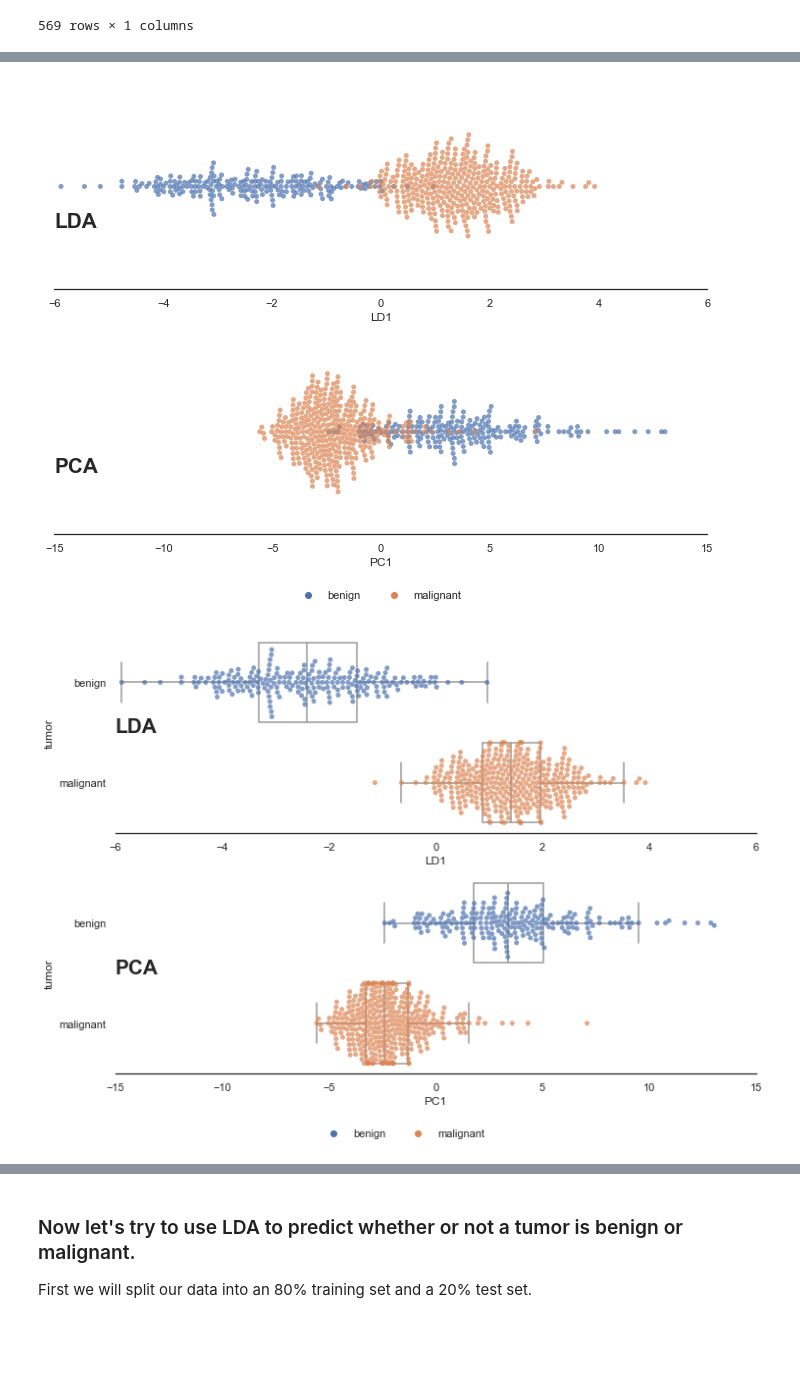
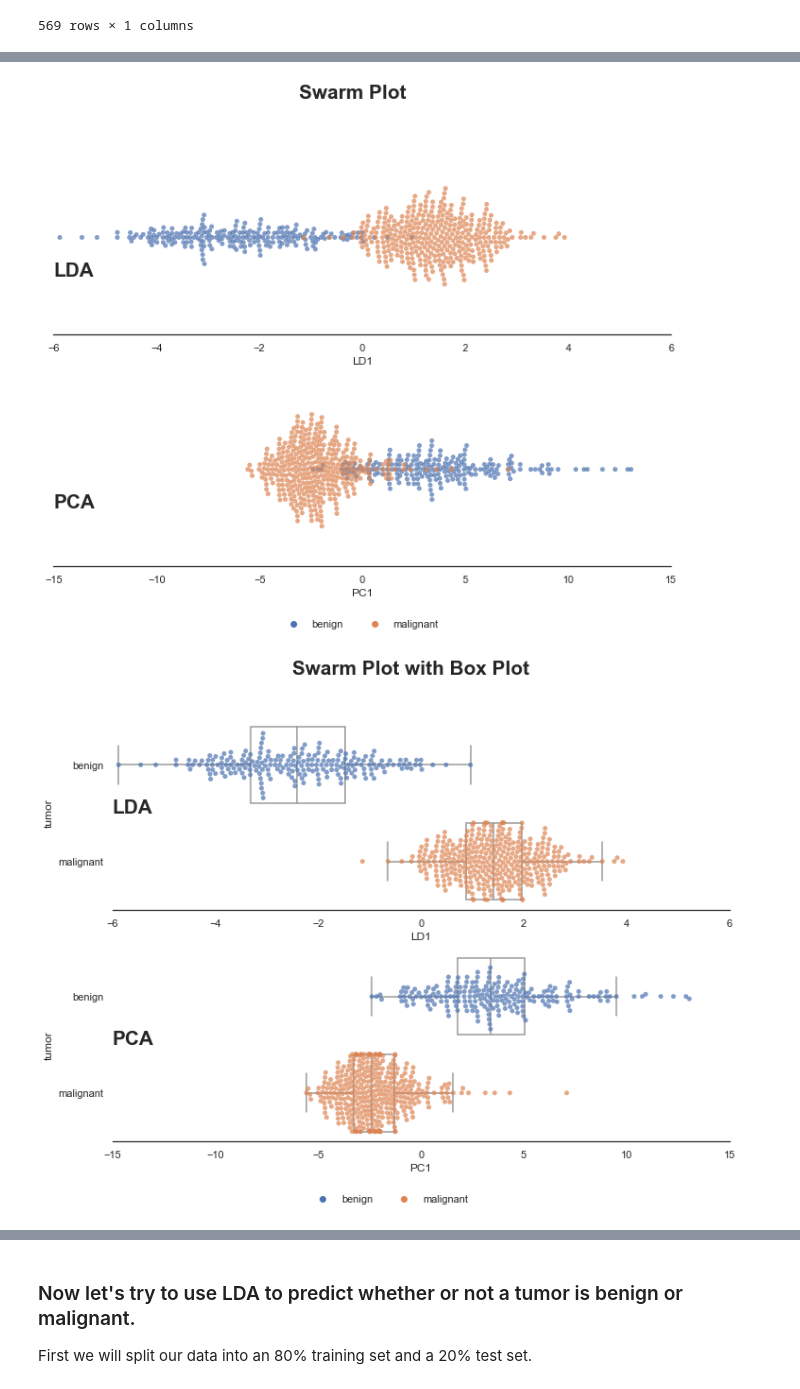
Before and after one commit to neda0/uw_biol359_spr21, a Jupyter notebook: w6_lda.ipynb, the cells around one changed output, grey strips where cells are left out. Drawn from its saved outputs; the diff is of its cells as text; code cells hidden in the pictures; blank space fills up the shorter version.

```diff
--- a/w6_lda.ipynb
+++ b/w6_lda.ipynb
@@ -264,19 +264,20 @@ lda_features
 # %%
 fig, axs = plt.subplots(2)
 sns.swarmplot(ax=axs[0], data=lda_breast[lda_breast['tumor']==0], x='LD1', color=sns.color_palette()[0], alpha=.7)
 sns.swarmplot(ax=axs[0], data=lda_breast[lda_breast['tumor']==1], x='LD1', color=sns.color_palette()[1], alpha=.7)
 sns.despine(left=True)
 sns.swarmplot(ax=axs[1], data=pca_breast[pca_breast['tumor']==0], x='PC1', color=sns.color_palette()[0], alpha=.7)
 sns.swarmplot(ax=axs[1], data=pca_breast[pca_breast['tumor']==1], x='PC1', color=sns.color_palette()[1], alpha=.7)
 sns.despine(left=True)
 axs[0].text(-6, .2, 'LDA', weight='bold', size='xx-large')
 axs[1].text(-15, .2, 'PCA', weight='bold', size='xx-large')
 axs[0].set_xlim(-6,6)
 axs[1].set_xlim(-15,15)
 fig.legend(handles=handles, loc='lower center', ncol=2, labels=['benign','malignant'], frameon=False)
+fig.suptitle('Swarm Plot', weight='bold', size='xx-large')
 plt.show()
 # %% [output]
-[figure, old version]
+[figure, new version]
 # %%
 fig, axs = plt.subplots(2)
 
@@ -296,9 +297,10 @@ axs[1].text(-15, .5, 'PCA', weight='bold', size='xx-large')
 axs[0].set_xlim(-6,6)
 axs[1].set_xlim(-15,15)
 fig.legend(handles=handles, loc='lower center', ncol=2, labels=['benign','malignant'], frameon=False)
+fig.suptitle('Swarm Plot with Box Plot', weight='bold', size='xx-large')
 plt.show()
 # %% [output]
-[figure, old version]
+[figure, new version]
 # %%
 fig, axs = plt.subplots(2)
 sns.histplot(ax=axs[0], data=lda_breast, x='LD1', hue='tumor', alpha=.4, fill=True, legend=False)
```
Also changed, not shown: parts of 11 cells of this notebook.
